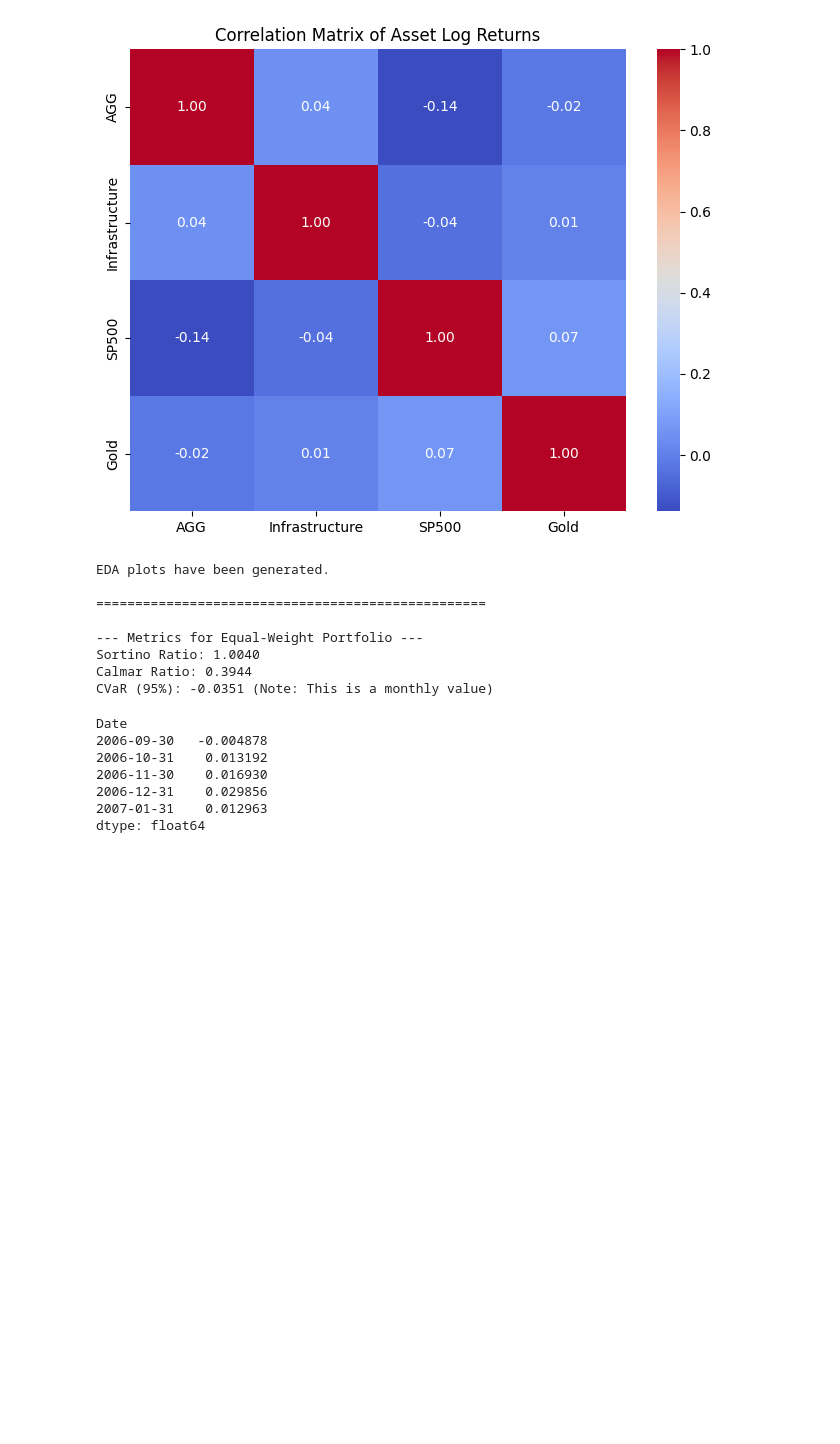
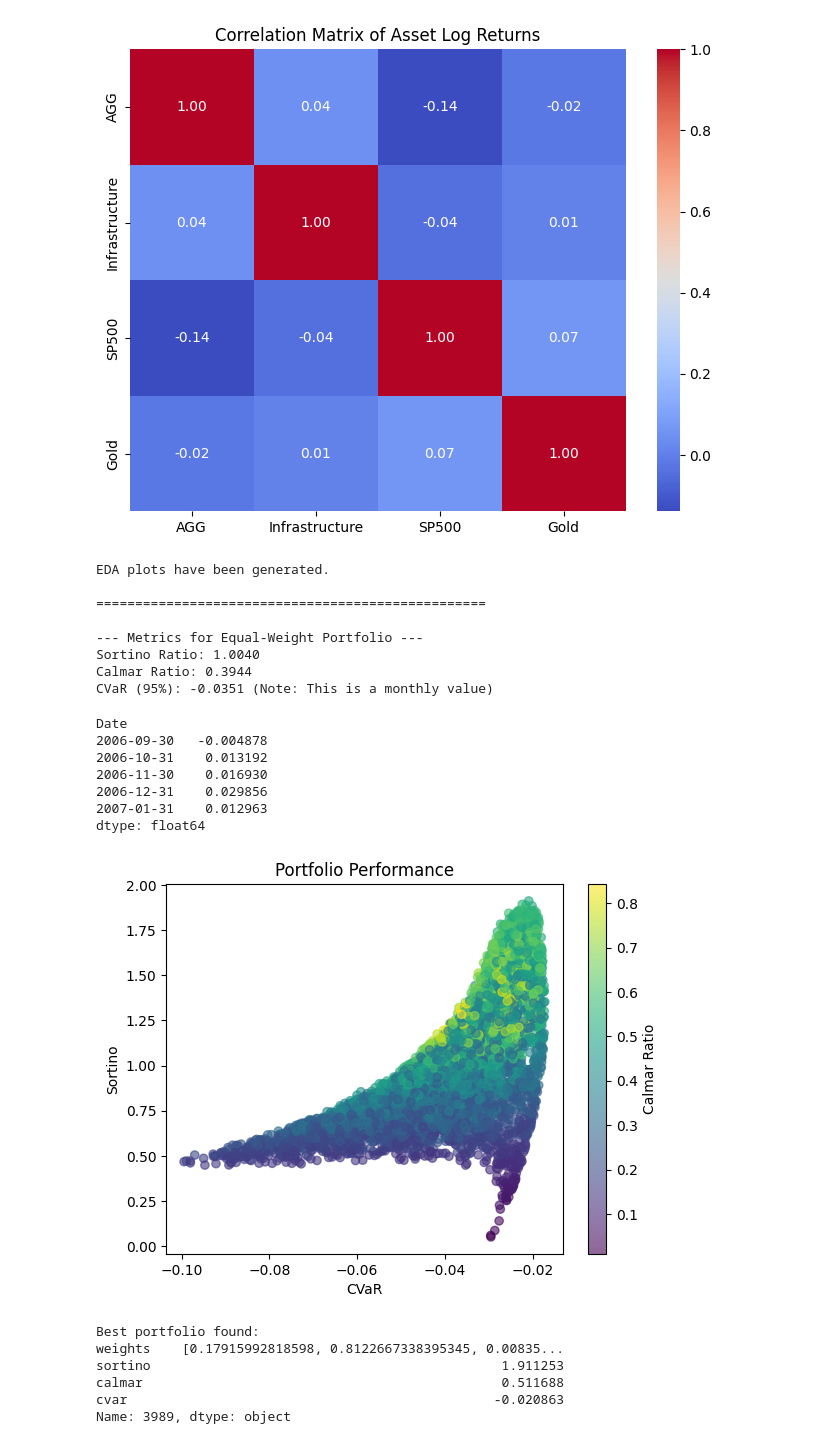
Before and after one commit to Fernel02/portfolio-optimisation-dl.2, a Jupyter notebook: notebooks/Data_expo.ipynb, the cells around one changed output. Saved outputs shown, nothing was run; the diff lists cells and outputs as text; code cells hidden in the pictures; blank space fills up the shorter version.

```diff
--- a/notebooks/Data_expo.ipynb
+++ b/notebooks/Data_expo.ipynb
@@ -93,3 +93,57 @@ Date
 2006-12-31    0.029856
 2007-01-31    0.012963
 dtype: float64
+# %%
+import numpy as np
+import pandas as pd
+import matplotlib.pyplot as plt
+
+from metrics import sortino_ratio, calmar_ratio, cvar
+
+# make sure you already have df with returns
+returns = df  # since your CSV already has log returns
+
+# 1. generate random portfolio weights
+n_portfolios = 5000
+n_assets = returns.shape[1]
+
+weights = np.random.dirichlet(np.ones(n_assets), size=n_portfolios)
+
+# 2. evaluate each portfolio
+results = []
+for w in weights:
+    port_ret = returns.values @ w  # portfolio returns
+    results.append({
+        "weights": w,
+        "sortino": sortino_ratio(port_ret),
+        "calmar": calmar_ratio(port_ret),
+        "cvar": cvar(port_ret)
+    })
+
+results_df = pd.DataFrame(results)
+
+# 3. quick visualization
+plt.scatter(results_df["cvar"], results_df["sortino"],
+            c=results_df["calmar"], cmap="viridis", alpha=0.6)
+plt.xlabel("CVaR")
+plt.ylabel("Sortino")
+plt.title("Portfolio Performance")
+plt.colorbar(label="Calmar Ratio")
+plt.show()
+
+# 4. best candidate portfolio
+best_portfolio = results_df.sort_values(
+    by=["sortino", "calmar", "cvar"],
+    ascending=[False, False, True]
+).iloc[0]
+
+print("Best portfolio found:")
+print(best_portfolio)
+# %% [output]
+[figure, added]
+Best portfolio found:
+weights    [0.17915992818598, 0.8122667338395345, 0.00835...
+sortino                                             1.911253
+calmar                                              0.511688
+cvar                                               -0.020863
+Name: 3989, dtype: object
```
